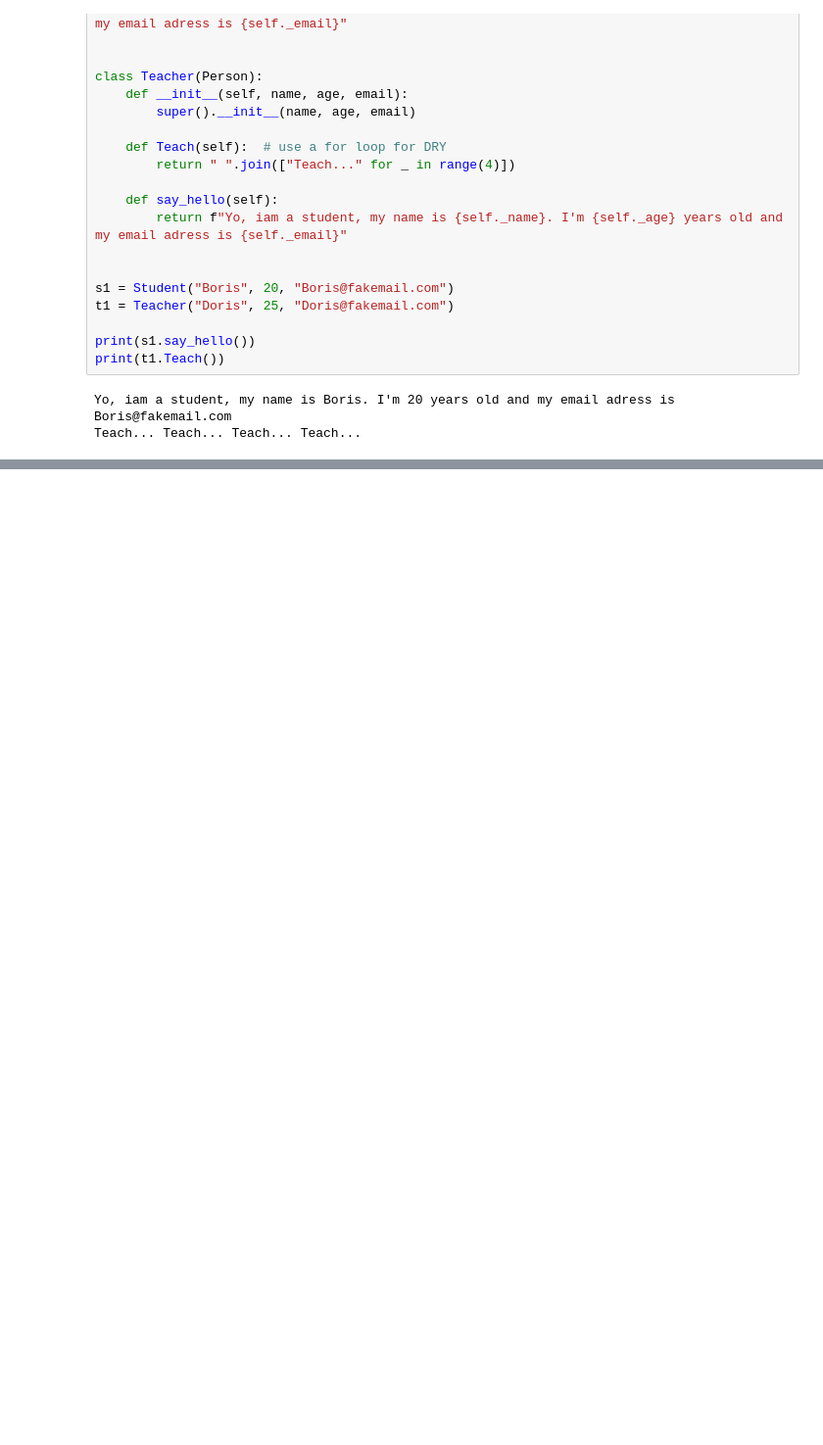
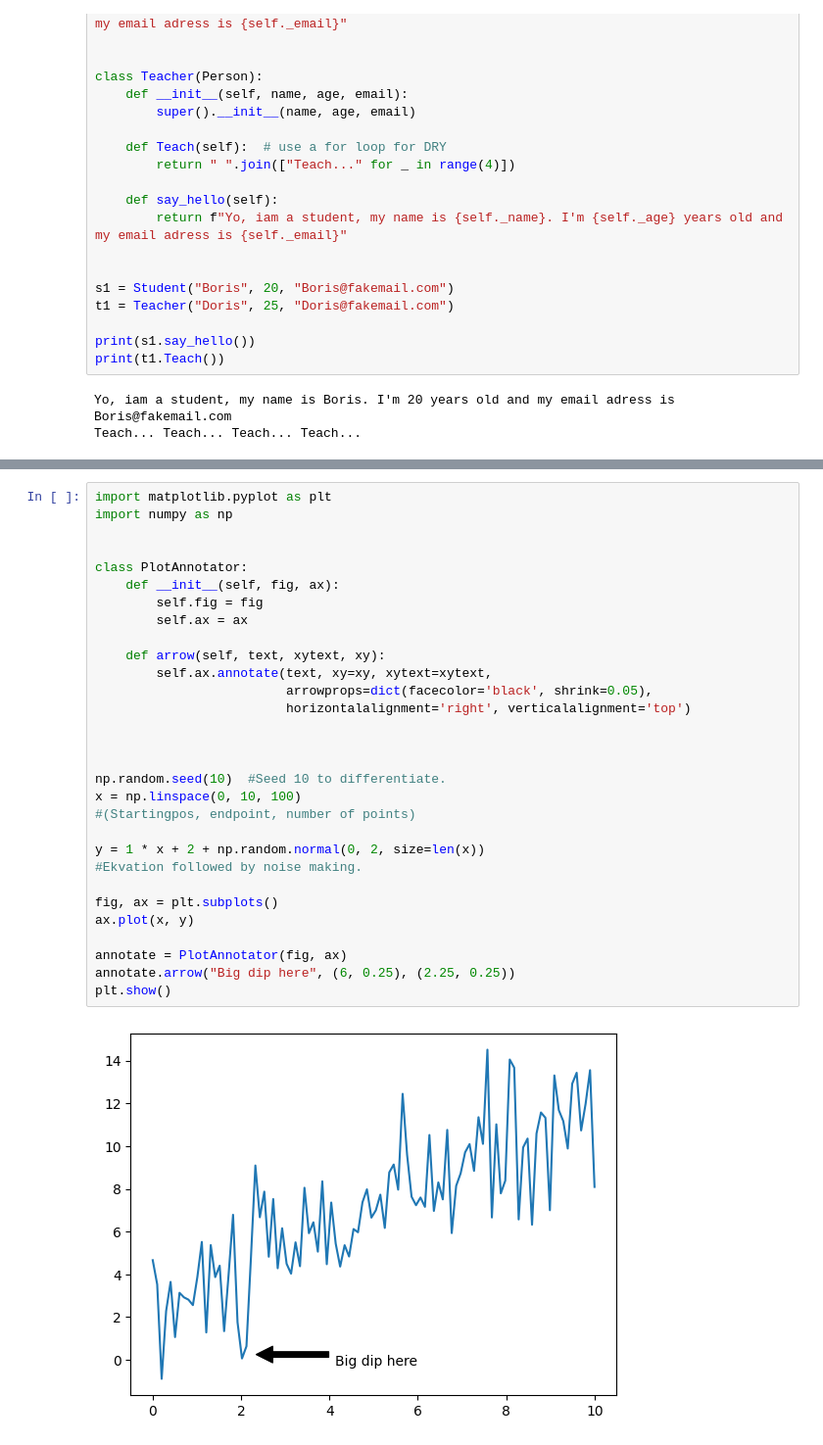
Before and after one commit to Lyceriuss/Python-Henrik-Pedersen-OPA2023, a Jupyter notebook: Exercise/Python/0.11_OOP_basics.ipynb, the cells around one changed output, grey strips where cells are left out. Shown at 98% size. Drawn from its saved outputs; the diff is of its cells as text; blank space fills up the shorter version.

```diff
--- a/Exercise/Python/0.11_OOP_basics.ipynb
+++ b/Exercise/Python/0.11_OOP_basics.ipynb
@@ -171,0 +186,32 @@ Teach... Teach... Teach... Teach...
+# %%
+import matplotlib.pyplot as plt
+import numpy as np
+
+
+class PlotAnnotator:
+    def __init__(self, fig, ax):
+        self.fig = fig
+        self.ax = ax
+
+    def arrow(self, text, xytext, xy):
+        self.ax.annotate(text, xy=xy, xytext=xytext,
+                         arrowprops=dict(facecolor='black', shrink=0.05),
+                         horizontalalignment='right', verticalalignment='top')
+
+
+
+np.random.seed(10)  #Seed 10 to differentiate.
+x = np.linspace(0, 10, 100)
+#(Startingpos, endpoint, number of points)
+
+y = 1 * x + 2 + np.random.normal(0, 2, size=len(x))
+#Ekvation followed by noise making.
+
+fig, ax = plt.subplots()
+ax.plot(x, y)
+
+annotate = PlotAnnotator(fig, ax)
+annotate.arrow("Big dip here", (6, 0.25), (2.25, 0.25))
+plt.show()
+# %% [output]
+[figure, added]
```
Also changed, not shown: parts of 4 cells of this notebook, 2 other files.
